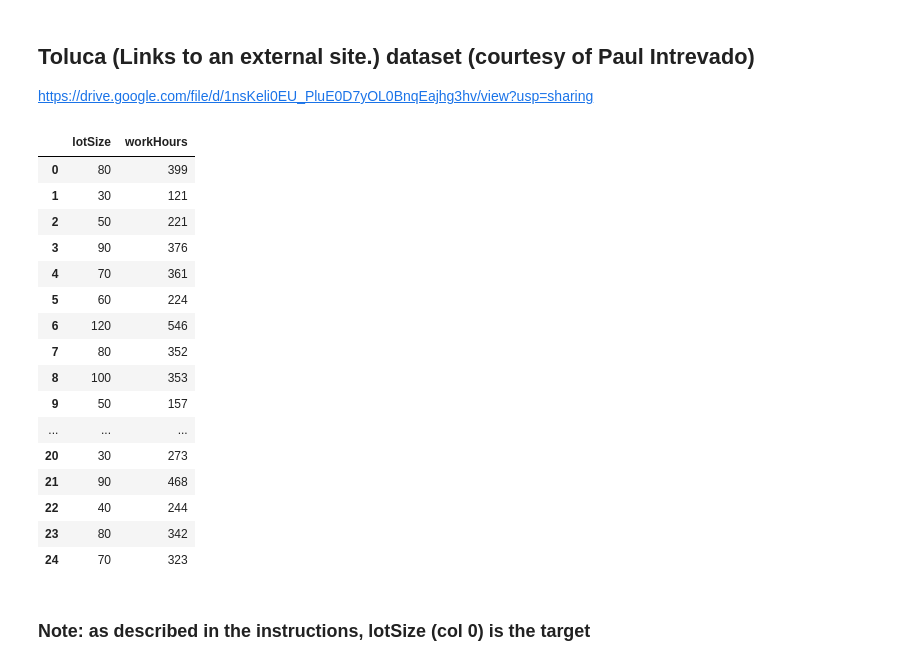
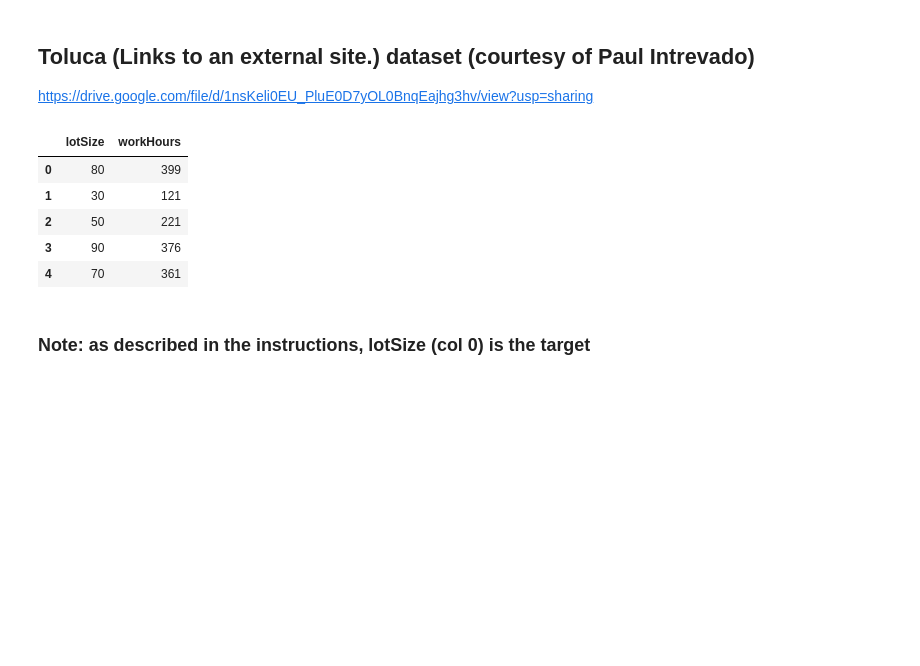
Before and after one commit to USF-CS-663-Spring-2020/lab-05-regression-danielyang0, a Jupyter notebook: lab05 - regression.ipynb, the cells around one changed output. Saved outputs shown, nothing was run; the diff lists cells and outputs as text; code cells hidden in the pictures; blank space fills up the shorter version.

```diff
--- a/lab05 - regression.ipynb
+++ b/lab05 - regression.ipynb
@@ -4,25 +4,14 @@ https://drive.google.com/file/d/1nsKeli0EU_PluE0D7yOL0BnqEajhg3hv/view?usp=shari
 # %%
 import pandas as pd
 df = pd.read_csv('toluca.csv')
-df
+df.head()
 # %% [output]
 |  | lotSize | workHours |
 | 0 | 80 | 399 |
 | 1 | 30 | 121 |
 | 2 | 50 | 221 |
 | 3 | 90 | 376 |
 | 4 | 70 | 361 |
-| 5 | 60 | 224 |
-| 6 | 120 | 546 |
-| 7 | 80 | 352 |
-| 8 | 100 | 353 |
-| 9 | 50 | 157 |
-| ... | ... | ... |
-| 20 | 30 | 273 |
-| 21 | 90 | 468 |
-| 22 | 40 | 244 |
-| 23 | 80 | 342 |
-| 24 | 70 | 323 |
 # %% [markdown]
 ### Note: as described in the instructions,  lotSize (col 0) is the target
 # %% [markdown]
```
Also changed, not shown: parts of 3 cells of this notebook.
